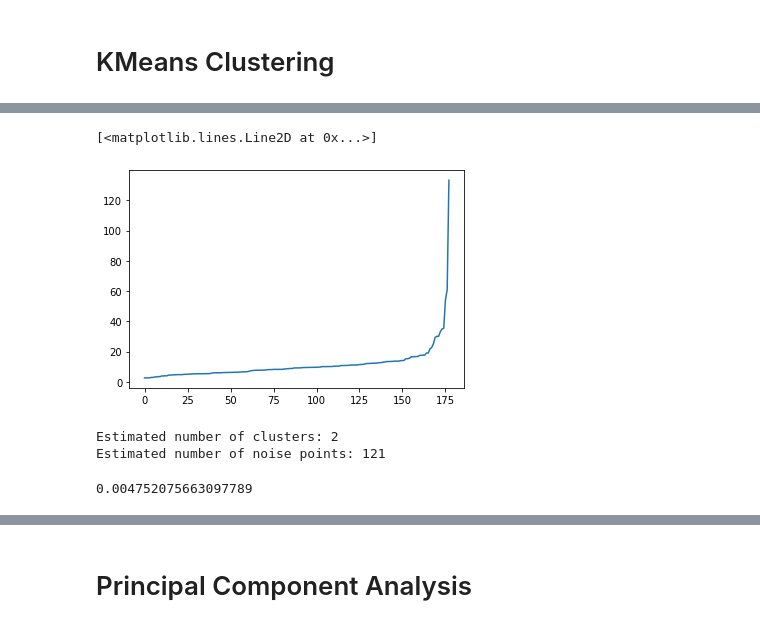
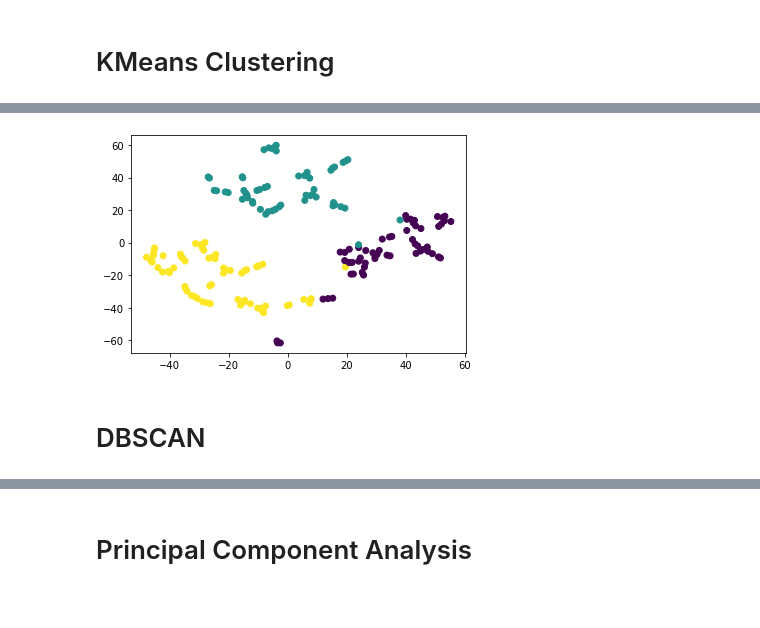
Before and after one commit to shoumis/DSA_Assigment, a Jupyter notebook: Shoumi_S_Assignment_7_Unsupervised_Learning.ipynb, the cells around one changed output, grey strips where cells are left out. Saved outputs shown, nothing was run; the diff lists cells and outputs as text; code cells hidden in the pictures.

```diff
--- a/Shoumi_S_Assignment_7_Unsupervised_Learning.ipynb
+++ b/Shoumi_S_Assignment_7_Unsupervised_Learning.ipynb
@@ -180,15 +202,0 @@ sil_avg
-# %%
-#K-nearest neighbor graph to find optimal eps value
-
-from sklearn.neighbors import NearestNeighbors
-neigh = NearestNeighbors(n_neighbors=2)
-nbrs = neigh.fit(df)
-distances, indices = nbrs.kneighbors(df)
-
-## we sort and plot results
-distances = np.sort(distances, axis=0)
-distances = distances[:,1]
-plt.plot(distances)
-# %% [output]
-[<matplotlib.lines.Line2D at 0x...>]
-[figure, removed]
@@ -200,28 +203,11 @@ plt.plot(distances)
-# %%
-#### DBSCAN Clustering
-
-from sklearn.cluster import DBSCAN
-
-db = DBSCAN(eps=30, min_samples=15).fit(df)
-model = db.fit(df)
-
-#The labels_ property contains the list of clusters and their respective points.
-clusters = db.labels_
-
-
-# Number of clusters in labels, ignoring noise if present.
-n_clusters_ = len(set(clusters)) - (1 if -1 in clusters else 0)
-n_noise_ = list(clusters).count(-1)
-
-print('Estimated number of clusters: %d' % n_clusters_)
-print('Estimated number of noise points: %d' % n_noise_)
-# %% [output]
-Estimated number of clusters: 2
-Estimated number of noise points: 121
-# %%
-# Silhouette score
-
-sil_avg = silhouette_score(df, clusters)
-sil_avg
-# %% [output]
-0.004752075663097789
+# %%
+#Visualization of clusters
+from sklearn.manifold import TSNE
+embedded_hc = TSNE(n_components=2, learning_rate='auto',init='random', perplexity=3).fit_transform(df)
+# %%
+plt.scatter(x=embedded_hc[:,0],y=embedded_hc[:,1],c=y_hc)
+plt.show()
+# %% [output]
+[figure, added]
+# %% [markdown]
+# DBSCAN
```
Also changed, not shown: parts of 56 cells of this notebook.
